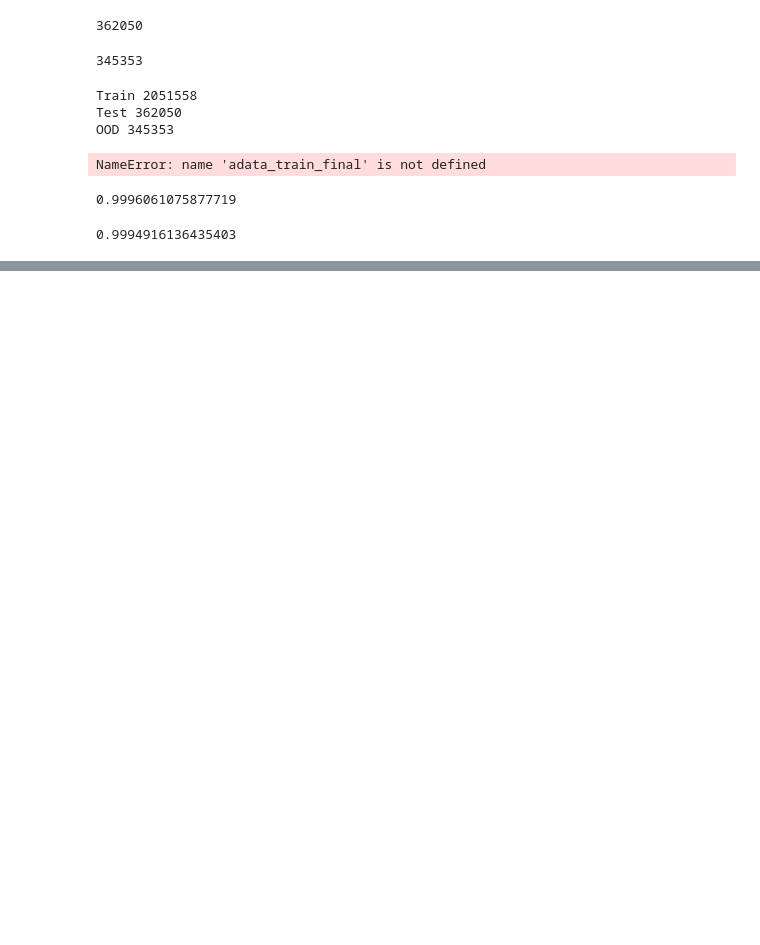
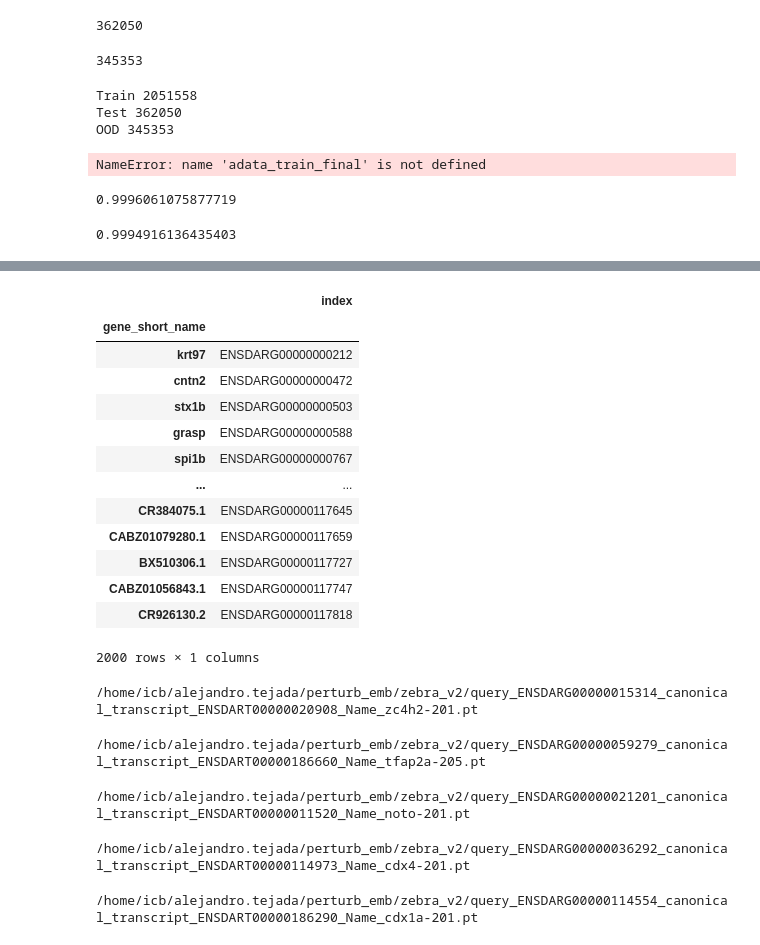
Before and after one commit to theislab/cellflow_reproducibility, a Jupyter notebook: notebooks/prepare_data/prepare_zebrafish.ipynb, the cells around one changed output, grey strips where cells are left out. Cells and saved outputs as stored; diff of their text form; code cells hidden in the pictures; blank space fills up the shorter version.

```diff
--- a/notebooks/prepare_data/prepare_zebrafish.ipynb
+++ b/notebooks/prepare_data/prepare_zebrafish.ipynb
@@ -599,0 +665,2 @@ compute_r_squared(np.asarray(decoded_ood+adata_ood_final.varm["X_train_mean"].T)
+# %%
+mapping = pd.DataFrame()
@@ -599,0 +683,2 @@ compute_r_squared(np.asarray(decoded_ood+adata_ood_final.varm["X_train_mean"].T)
+# %%
+mapping.index = train.var.gene_short_name
@@ -599,0 +698,54 @@ compute_r_squared(np.asarray(decoded_ood+adata_ood_final.varm["X_train_mean"].T)
+# %%
+mapping['index'] = train.var.index
+# %%
+mapping
+# %% [output]
+|  | index |
+| gene_short_name |  |
+| krt97 | ENSDARG00000000212 |
+| cntn2 | ENSDARG00000000472 |
+| stx1b | ENSDARG00000000503 |
+| grasp | ENSDARG00000000588 |
+| spi1b | ENSDARG00000000767 |
+| ... | ... |
+| CR384075.1 | ENSDARG00000117645 |
+| CABZ01079280.1 | ENSDARG00000117659 |
+| BX510306.1 | ENSDARG00000117727 |
+| CABZ01056843.1 | ENSDARG00000117747 |
+| CR926130.2 | ENSDARG00000117818 |
+2000 rows × 1 columns
+# %%
+for path in pt_files:
+    if 'zc4h2' in path:
+        print(path)
+        break
+# %% [output]
+/home/icb/alejandro.tejada/perturb_emb/zebra_v2/query_ENSDARG00000015314_canonical_transcript_ENSDART00000020908_Name_zc4h2-201.pt
+# %%
+for path in pt_files:
+    if 'tfap2a' in path:
+        print(path)
+        break
+# %% [output]
+/home/icb/alejandro.tejada/perturb_emb/zebra_v2/query_ENSDARG00000059279_canonical_transcript_ENSDART00000186660_Name_tfap2a-205.pt
+# %%
+for path in pt_files:
+    if 'noto' in path:
+        print(path)
+        break
+# %% [output]
+/home/icb/alejandro.tejada/perturb_emb/zebra_v2/query_ENSDARG00000021201_canonical_transcript_ENSDART00000011520_Name_noto-201.pt
+# %%
+for path in pt_files:
+    if 'cdx4' in path:
+        print(path)
+        break
+# %% [output]
+/home/icb/alejandro.tejada/perturb_emb/zebra_v2/query_ENSDARG00000036292_canonical_transcript_ENSDART00000114973_Name_cdx4-201.pt
+# %%
+for path in pt_files:
+    if 'cdx1a' in path:
+        print(path)
+        break
+# %% [output]
+/home/icb/alejandro.tejada/perturb_emb/zebra_v2/query_ENSDARG00000114554_canonical_transcript_ENSDART00000186290_Name_cdx1a-201.pt
```
Also changed, not shown: parts of 25 cells of this notebook, 1 other file.
